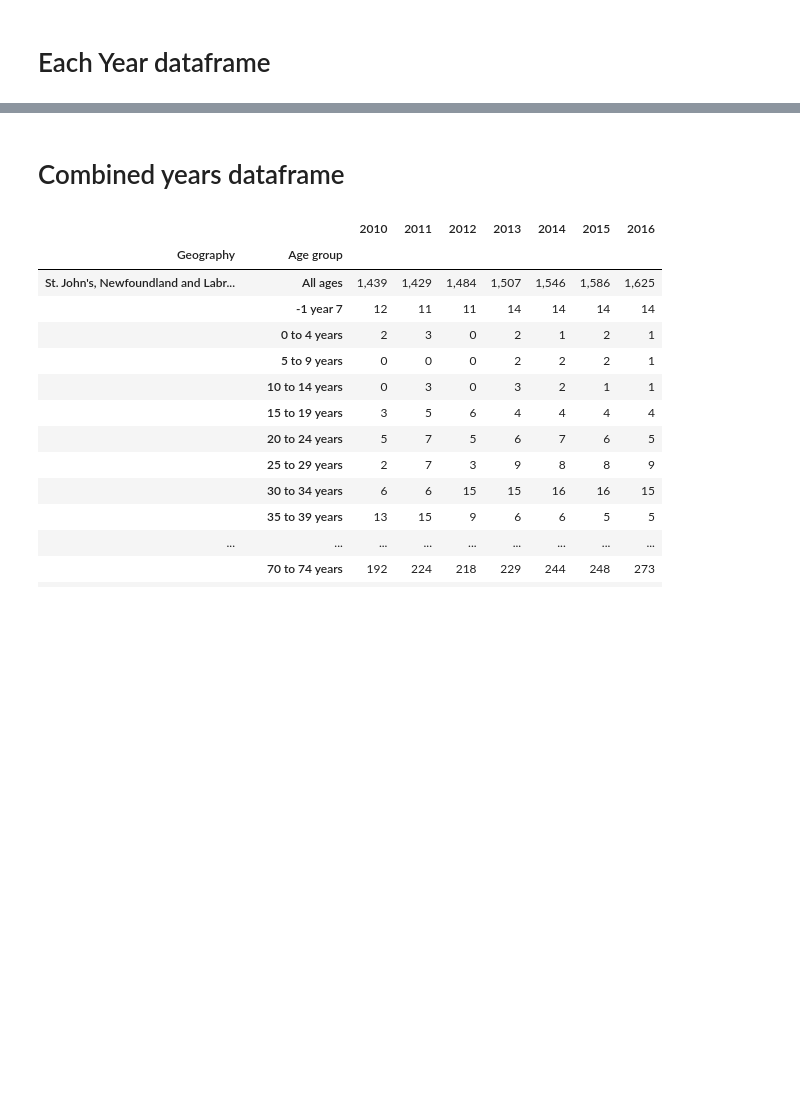
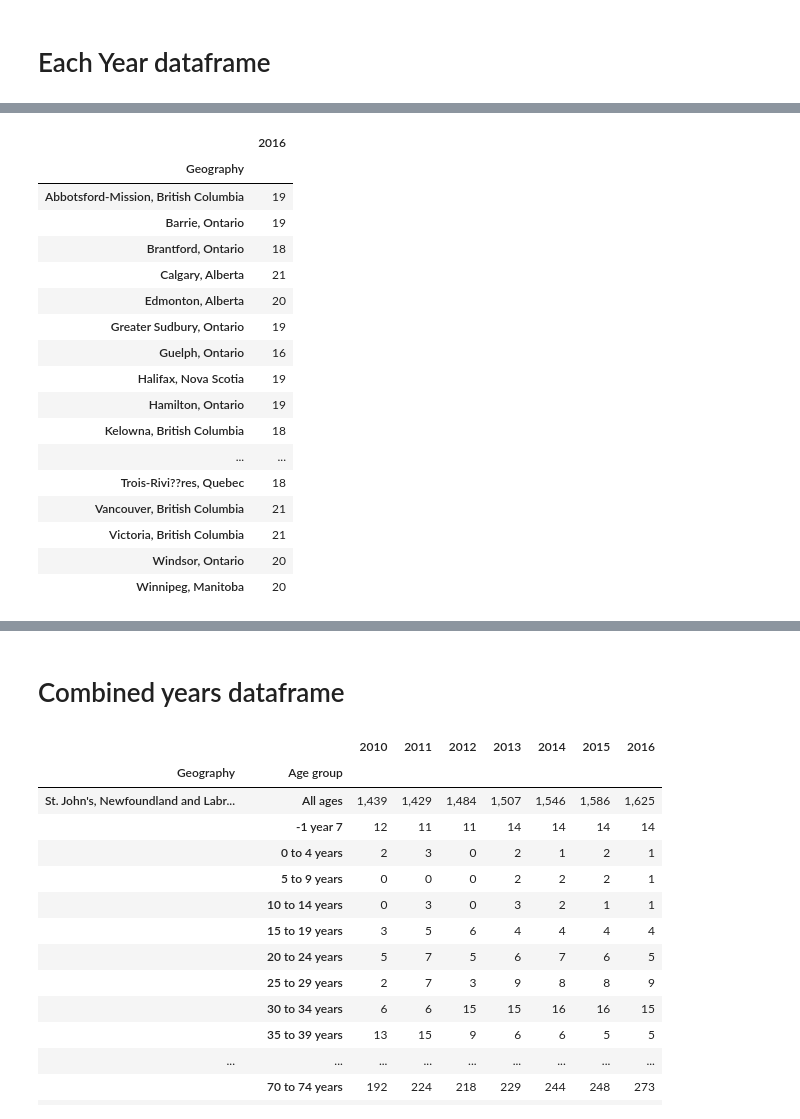
Before and after one commit to irinadrapic/project-one, a Jupyter notebook: Base.ipynb, the cells around one changed output, grey strips where cells are left out. Drawn from its saved outputs; the diff is of its cells as text; code cells hidden in the pictures; blank space fills up the shorter version.

```diff
--- a/Base.ipynb
+++ b/Base.ipynb
@@ -35,0 +62,21 @@ df_2016 = df_2016.set_index(["Geography", "Age group"])
+# %%
+df_2016.groupby("Geography").nunique()
+# %% [output]
+|  | 2016 |
+| Geography |  |
+| Abbotsford-Mission, British Columbia | 19 |
+| Barrie, Ontario | 19 |
+| Brantford, Ontario | 18 |
+| Calgary, Alberta | 21 |
+| Edmonton, Alberta | 20 |
+| Greater Sudbury, Ontario | 19 |
+| Guelph, Ontario | 16 |
+| Halifax, Nova Scotia | 19 |
+| Hamilton, Ontario | 19 |
+| Kelowna, British Columbia | 18 |
+| ... | ... |
+| Trois-Rivi??res, Quebec | 18 |
+| Vancouver, British Columbia | 21 |
+| Victoria, British Columbia | 21 |
+| Windsor, Ontario | 20 |
+| Winnipeg, Manitoba | 20 |
```
Also changed, not shown: parts of 7 cells of this notebook, 8 other files.
